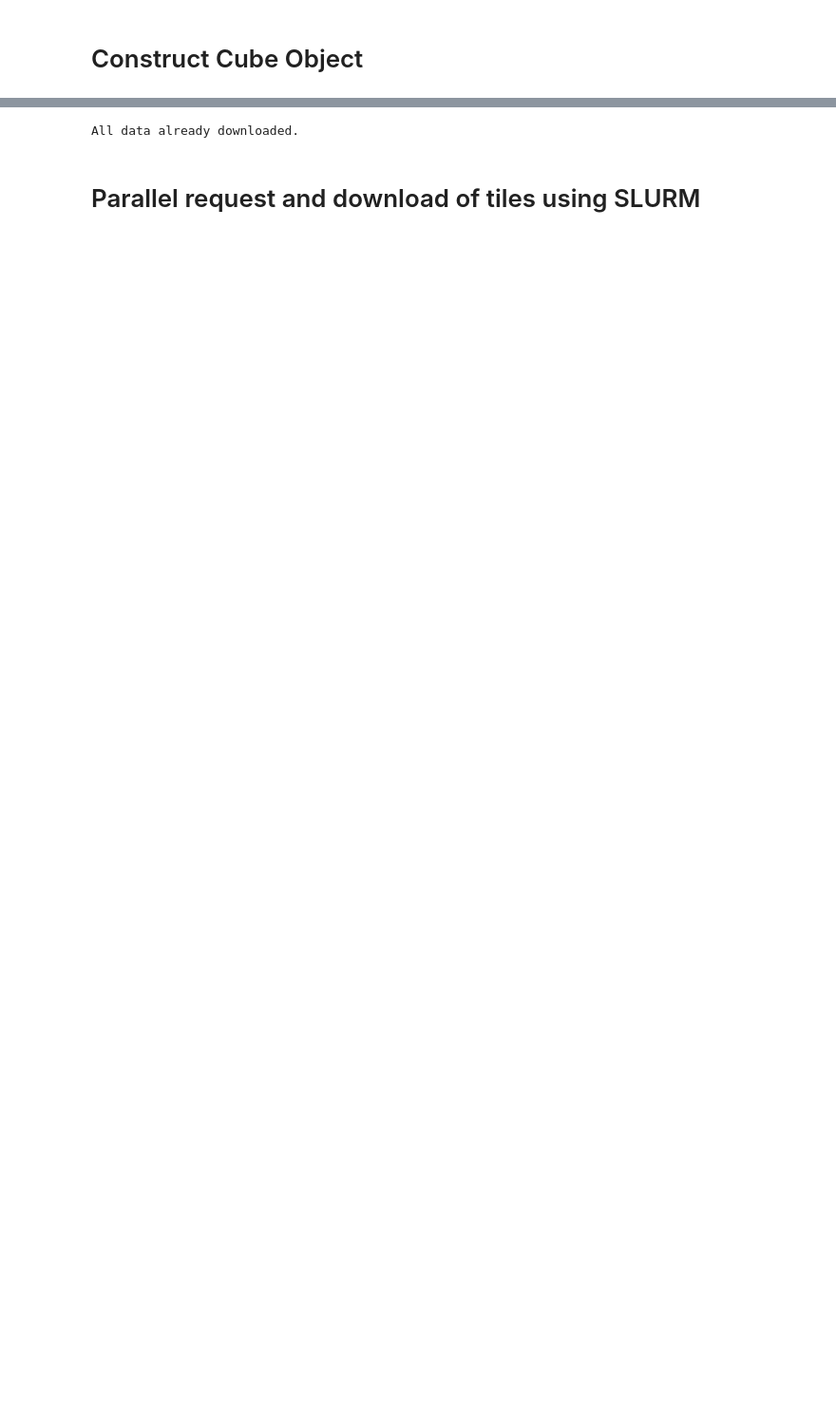
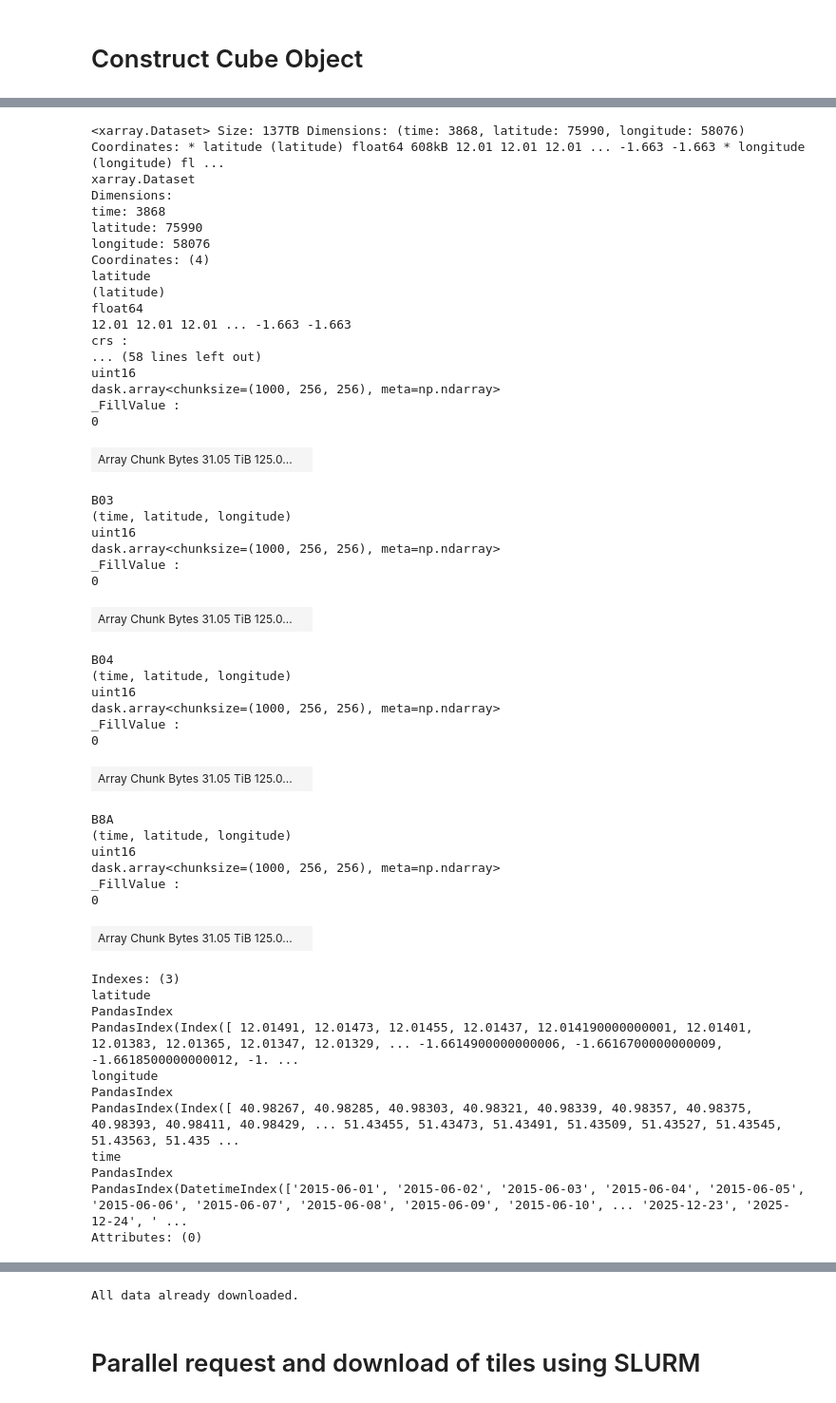
Before and after one commit to MarkusZehner/stacathome, a Jupyter notebook: walltowall.ipynb, the cells around one changed output, grey strips where cells are left out. Shown at 95% size. Saved outputs shown, nothing was run; the diff lists cells and outputs as text; code cells hidden in the pictures; blank space fills up the shorter version.

```diff
--- a/walltowall.ipynb
+++ b/walltowall.ipynb
@@ -35,7 +38,7 @@ mxc = MaxiCube(aoi=aoi,
                chunksize_xy=chunksize_xy,
                chunksize_t=chunksize_t,
                path=out_path,
-               # zarr_path=zarr_store,
+               zarr_path=zarr_store,
                )
 
 # this is for no longer present scenes, which are still stored in the item file
@@ -48,4 +51,7 @@ mxc = MaxiCube(aoi=aoi,
 # mxc.save_items()
 
 len(mxc.items_local_global)
+
+# local_ = mxc.local_assets(rerequest=True)
+# len(local_)
 # %% [output]
@@ -53 +60,54 @@ len(mxc.items_local_global)
+# %%
+xr.open_zarr(mxc.zarr_path, mask_and_scale=False)
+# %% [output]
+<xarray.Dataset> Size: 137TB Dimensions: (time: 3868, latitude: 75990, longitude: 58076) Coordinates: * latitude (latitude) float64 608kB 12.01 12.01 12.01 ... -1.663 -1.663 * longitude (longitude) fl ...
+xarray.Dataset
+Dimensions:
+time: 3868
+latitude: 75990
+longitude: 58076
+Coordinates: (4)
+latitude
+(latitude)
+float64
+12.01 12.01 12.01 ... -1.663 -1.663
+crs :
+... (58 lines left out)
+uint16
+dask.array<chunksize=(1000, 256, 256), meta=np.ndarray>
+_FillValue :
+0
+| Array Chunk Bytes 31.05 TiB 125.0... |  |
+B03
+(time, latitude, longitude)
+uint16
+dask.array<chunksize=(1000, 256, 256), meta=np.ndarray>
+_FillValue :
+0
+| Array Chunk Bytes 31.05 TiB 125.0... |  |
+B04
+(time, latitude, longitude)
+uint16
+dask.array<chunksize=(1000, 256, 256), meta=np.ndarray>
+_FillValue :
+0
+| Array Chunk Bytes 31.05 TiB 125.0... |  |
+B8A
+(time, latitude, longitude)
+uint16
+dask.array<chunksize=(1000, 256, 256), meta=np.ndarray>
+_FillValue :
+0
+| Array Chunk Bytes 31.05 TiB 125.0... |  |
+Indexes: (3)
+latitude
+PandasIndex
+PandasIndex(Index([ 12.01491, 12.01473, 12.01455, 12.01437, 12.014190000000001, 12.01401, 12.01383, 12.01365, 12.01347, 12.01329, ... -1.6614900000000006, -1.6616700000000009, -1.6618500000000012, -1. ...
+longitude
+PandasIndex
+PandasIndex(Index([ 40.98267, 40.98285, 40.98303, 40.98321, 40.98339, 40.98357, 40.98375, 40.98393, 40.98411, 40.98429, ... 51.43455, 51.43473, 51.43491, 51.43509, 51.43527, 51.43545, 51.43563, 51.435 ...
+time
+PandasIndex
+PandasIndex(DatetimeIndex(['2015-06-01', '2015-06-02', '2015-06-03', '2015-06-04', '2015-06-05', '2015-06-06', '2015-06-07', '2015-06-08', '2015-06-09', '2015-06-10', ... '2025-12-23', '2025-12-24', ' ...
+Attributes: (0)
 # %%
```
Also changed, not shown: parts of 31 cells of this notebook, 3 other files.
